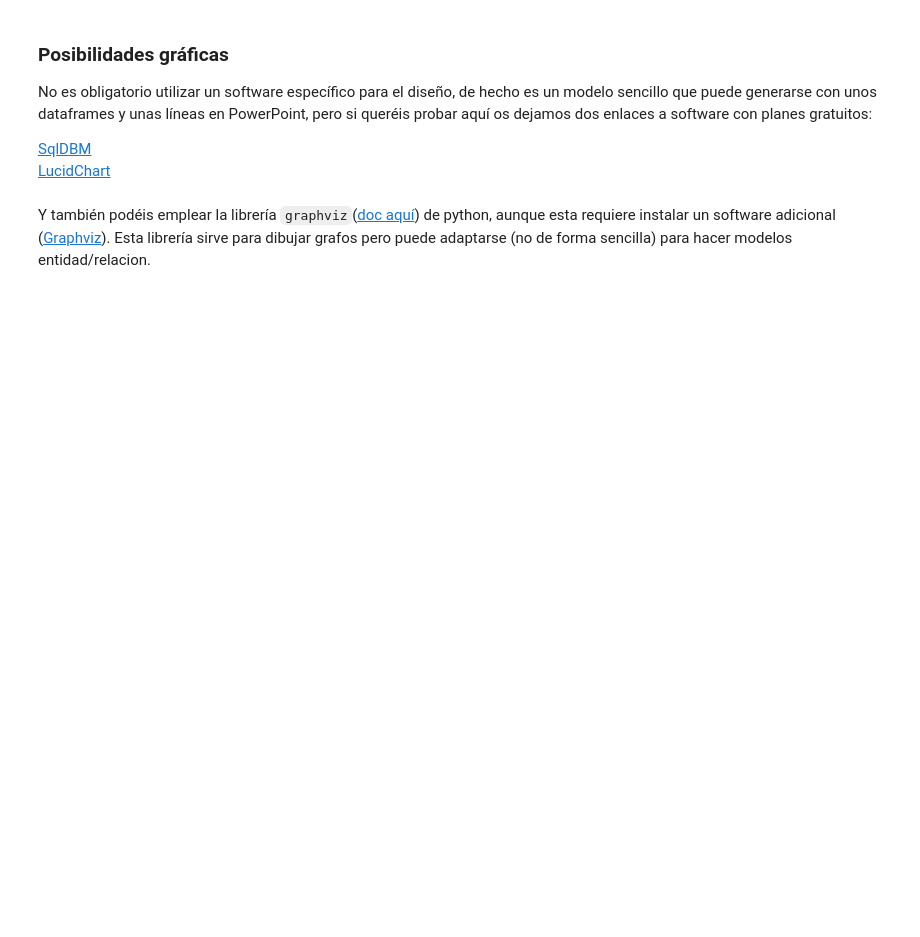
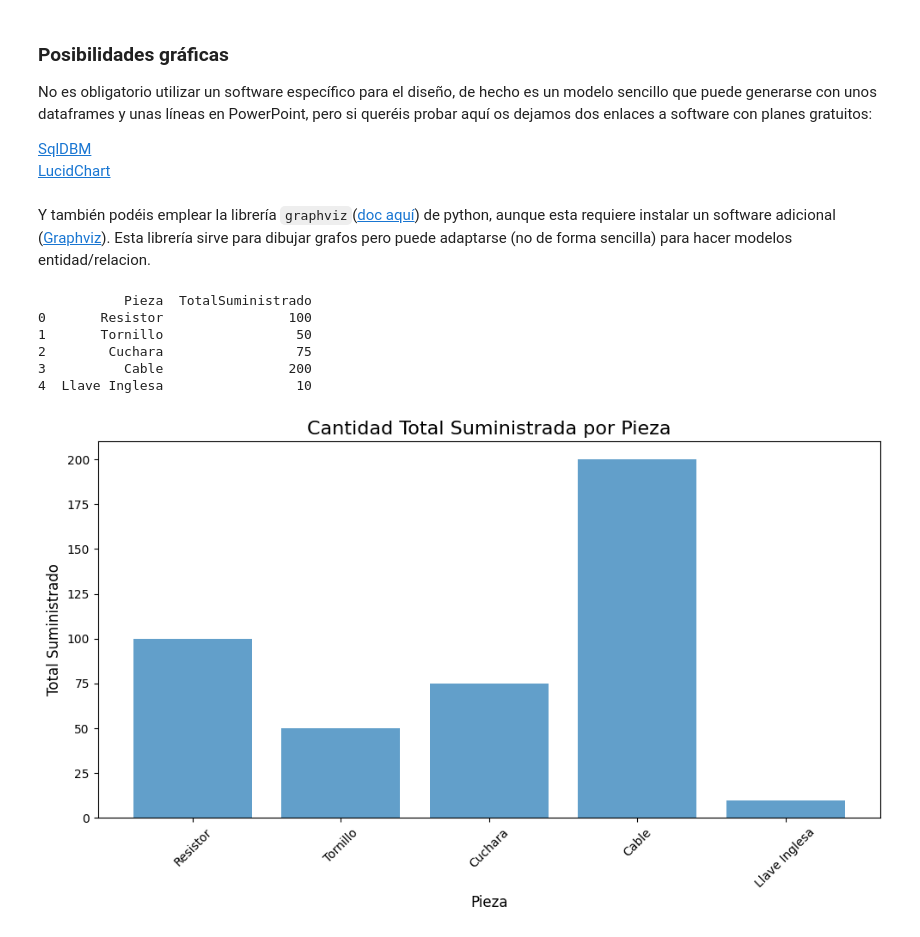
Before and after one commit to 27MarioGomez/Team-Challenge---Team-Ithaca, a Jupyter notebook: Parte_II_Modelo_BD.ipynb, the cells around one changed output. Cells and saved outputs as stored; diff of their text form; code cells hidden in the pictures; blank space fills up the shorter version.

```diff
--- a/Parte_II_Modelo_BD.ipynb
+++ b/Parte_II_Modelo_BD.ipynb
@@ -142,3 +308,69 @@ No es obligatorio utilizar un software específico para el diseño, de hecho es
 [LucidChart](https://www.lucidchart.com/pages/)
 # %% [markdown]
 Y también podéis emplear la librería `graphviz`([doc aquí](https://pypi.org/project/graphviz/)) de python, aunque esta requiere instalar un software adicional ([Graphviz](https://www.graphviz.org/)). Esta librería sirve para dibujar grafos pero puede adaptarse (no de forma sencilla) para hacer modelos entidad/relacion.
+# %%
+# Pintamos un DataFrame
+try:
+    # Conexión a la base de datos
+    conn = sqlite3.connect(db_path)
+
+    # Consultar datos de Piezas
+    query = """
+        SELECT Piezas.nombre AS Pieza, SUM(Suministros.cantidad) AS TotalSuministrado
+        FROM Suministros
+        JOIN Piezas ON Suministros.id_pieza = Piezas.id_pieza
+        GROUP BY Piezas.id_pieza;
+    """
+    df = pd.read_sql_query(query, conn)
+
+    # Mostrar datos como tabla
+    print(df)
+
+except sqlite3.Error as e:
+    print(f"Error al consultar datos: {e}")
+
+finally:
+    if conn:
+        conn.close()
+# %% [output]
+           Pieza  TotalSuministrado
+0       Resistor                100
+1       Tornillo                 50
+2        Cuchara                 75
+3          Cable                200
+4  Llave Inglesa                 10
+# %%
+# Pintamos un gráfico de barras
+import matplotlib.pyplot as plt
+
+try:
+    # Conexión a la base de datos
+    conn = sqlite3.connect(db_path)
+
+    # Consulta para obtener los datos
+    query = """
+        SELECT Piezas.nombre AS Pieza, SUM(Suministros.cantidad) AS TotalSuministrado
+        FROM Suministros
+        JOIN Piezas ON Suministros.id_pieza = Piezas.id_pieza
+        GROUP BY Piezas.id_pieza;
+    """
+    df = pd.read_sql_query(query, conn)
+
+    # Crear gráfico de barras
+    plt.figure(figsize=(10, 6))
+    plt.bar(df['Pieza'], df['TotalSuministrado'], alpha=0.7)
+    plt.title('Cantidad Total Suministrada por Pieza', fontsize=16)
+    plt.xlabel('Pieza', fontsize=12)
+    plt.ylabel('Total Suministrado', fontsize=12)
+    plt.xticks(rotation=45)
+    plt.tight_layout()
+    plt.show()
+
+except sqlite3.Error as e:
+    print(f"Error al consultar datos: {e}")
+
+finally:
+    if conn:
+        conn.close()
+# %% [output]
+[figure, added]
```
Also changed, not shown: parts of 5 cells of this notebook, 1 other file.
